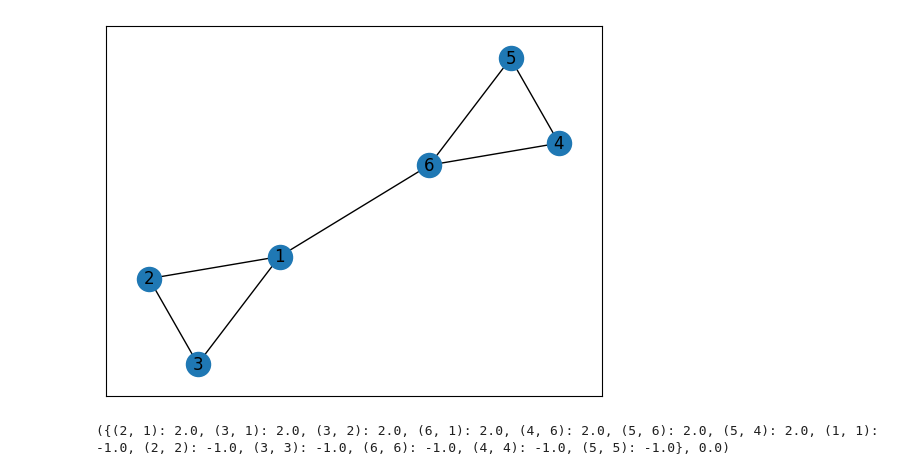
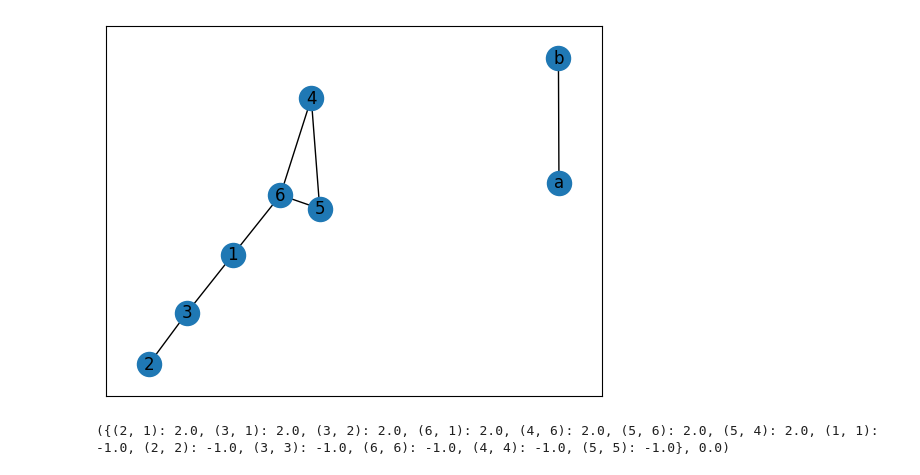
Before and after one commit to KirbyZX/PHYS4213, a Jupyter notebook: Notebooks/MIS.ipynb, the cells around one changed output. Cells and saved outputs as stored; diff of their text form; code cells hidden in the pictures.

```diff
--- a/Notebooks/MIS.ipynb
+++ b/Notebooks/MIS.ipynb
@@ -37,13 +37,13 @@ G = defineGraph(edges)
 # %%
 # Define graph
 
-edges = [(1,2), (1,3), (2,3), (4,5), (4,6), (5,6), (1,6)]
+edges = [("a","b"), (1,3), (2,3), (4,5), (4,6), (5,6), (1,6)]
 
 F = defineGraph(edges)
 
 plotGraph(F)
 # %% [output]
-[figure, old version]
+[figure, new version]
 # %%
 # Define BQM
 
```
Also changed, not shown: 2 other files.
